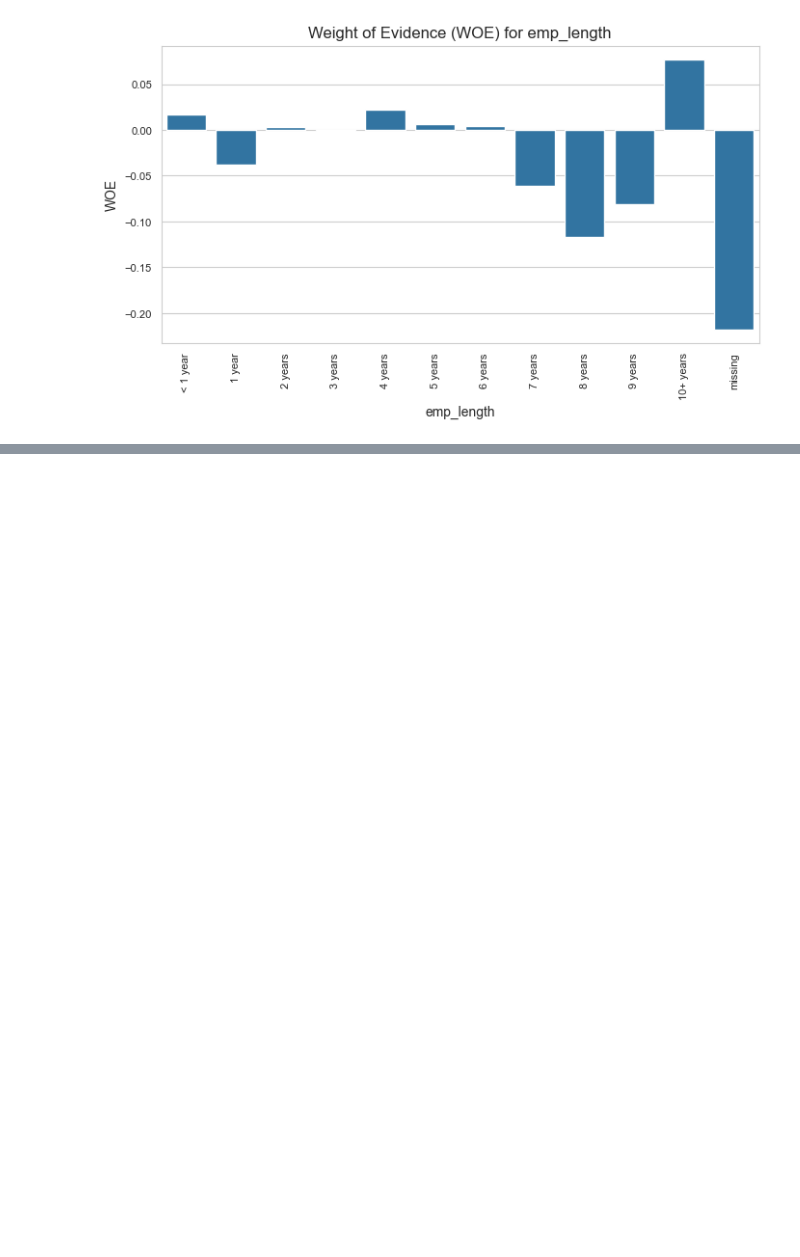
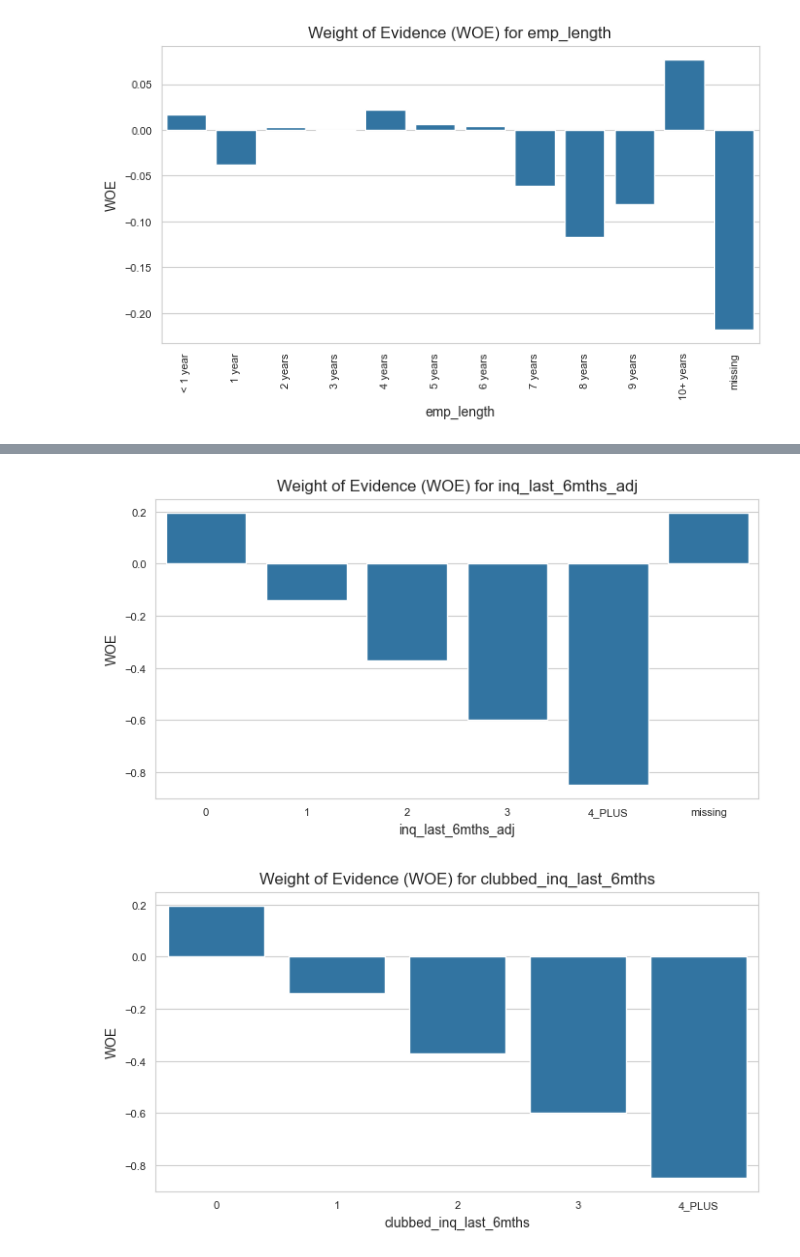
Before and after one commit to dipanshusharma2001/irb_retail_pd_sas_vs_python, a Jupyter notebook: notebooks/02_feature_engineering_binning_woe.ipynb, the cells around one changed output, grey strips where cells are left out. Saved outputs shown, nothing was run; the diff lists cells and outputs as text; code cells hidden in the pictures; blank space fills up the shorter version.

```diff
--- a/notebooks/02_feature_engineering_binning_woe.ipynb
+++ b/notebooks/02_feature_engineering_binning_woe.ipynb
@@ -215,0 +229,20 @@ with pd.ExcelWriter(f"{main_dir}/summaries_and_charts/clubbed_woe_categorical_va
+# %%
+# model_df.inq_last_6mths.value_counts(dropna=False)
+model_df["inq_last_6mths_adj"] = np.where(model_df.inq_last_6mths.isna(), "missing",
+                                                np.where(model_df.inq_last_6mths == 0, "0",
+                                                np.where(model_df.inq_last_6mths == 1, "1",
+                                                np.where(model_df.inq_last_6mths == 2, "2",
+                                                np.where(model_df.inq_last_6mths == 3, "3", "4_PLUS")))))
+woe = WOE(model_df, "inq_last_6mths_adj", 'default_flag')
+num_count_var_results["inq_last_6mths_adj"] = {'woe_summary': woe, 'woe_plot' : WOE_PLOT(woe, x = "inq_last_6mths_adj", y = 'woe')}
+
+# combining the missing bucket with 0 inquiries, same reasoning as delinq_2yrs
+model_df["clubbed_inq_last_6mths"] = np.where(model_df.inq_last_6mths_adj == "missing", "0", model_df.inq_last_6mths_adj)
+clubbed_woe = WOE(model_df, "clubbed_inq_last_6mths", 'default_flag')
+num_count_var_results["clubbed_inq_last_6mths"] = {'woe_summary': clubbed_woe, 'woe_plot' : WOE_PLOT(clubbed_woe, x = "clubbed_inq_last_6mths", y = 'woe')}
+
+model_df["clubbed_inq_last_6mths_woe"] = model_df["clubbed_inq_last_6mths"].map(clubbed_woe.set_index("clubbed_inq_last_6mths").to_dict()['woe'])
+model_df["clubbed_inq_last_6mths_iv"] = model_df["clubbed_inq_last_6mths"].map(clubbed_woe.set_index("clubbed_inq_last_6mths").to_dict()['iv'])
+# %% [output]
+[figure, added]
+[figure, added]
```
Also changed, not shown: parts of 25 cells of this notebook, 27 other files.
